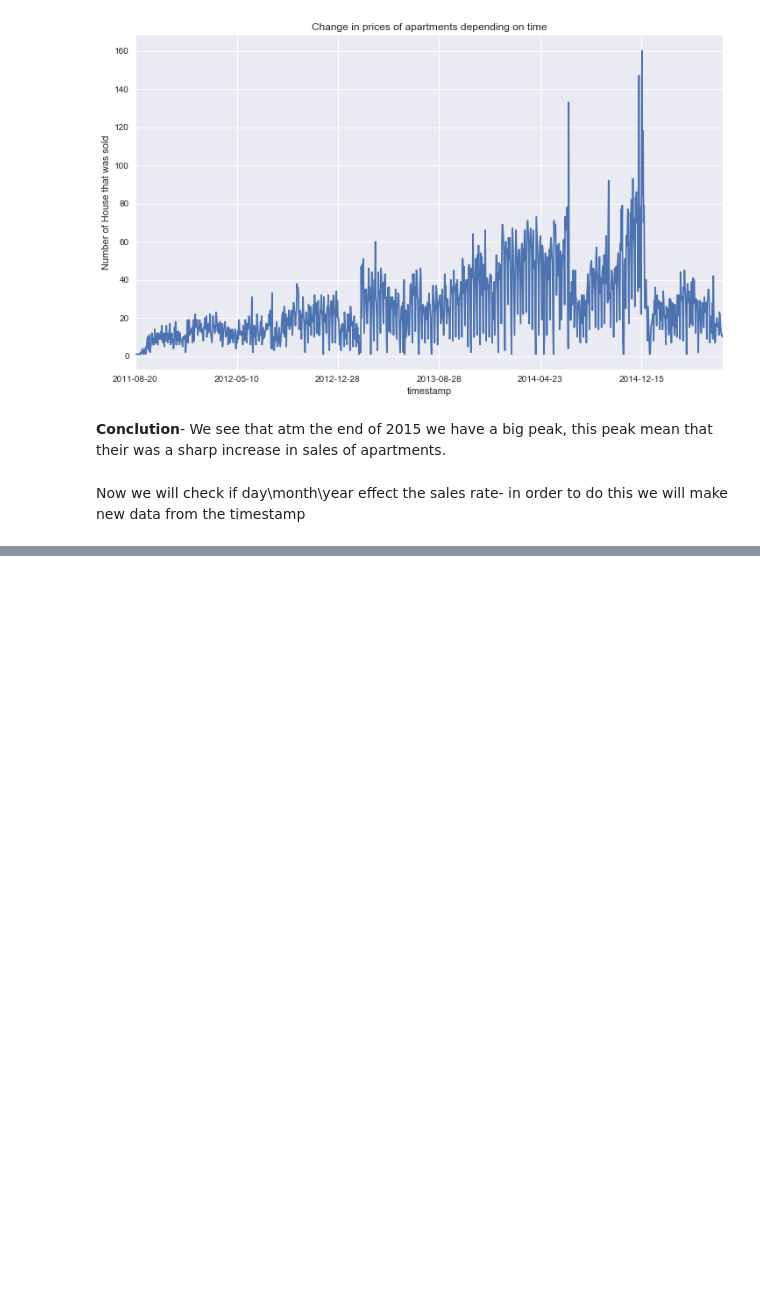
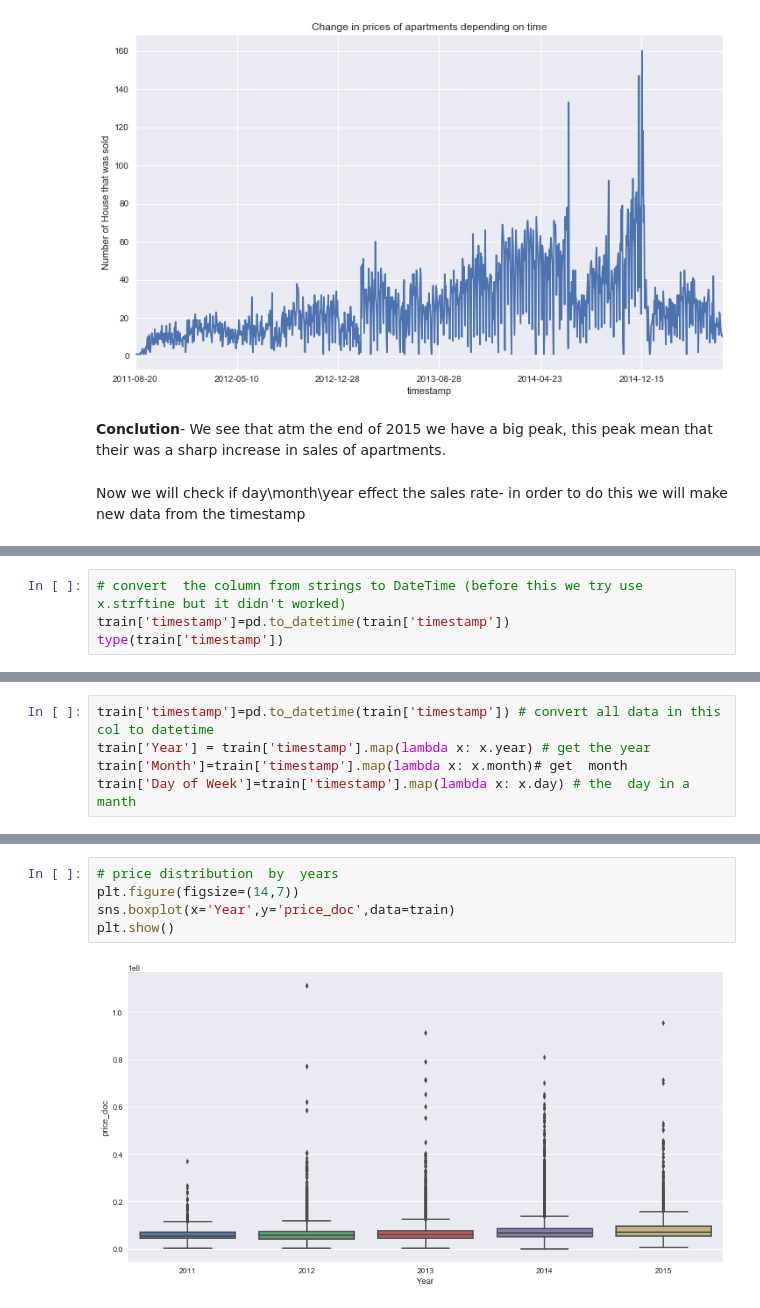
Before and after one commit to AlexandraLS1/ADS-Final-Project-Sberbank, a Jupyter notebook: EDA.ipynb, the cells around one changed output, grey strips where cells are left out. Drawn from its saved outputs; the diff is of its cells as text; blank space fills up the shorter version.

```diff
--- a/EDA.ipynb
+++ b/EDA.ipynb
@@ -279,0 +282,4 @@ Now we will check if day\month\year effect the sales  rate- in order to do this
+# %%
+# convert  the column from strings to DateTime (before this we try use x.strftine but it didn't worked)
+train['timestamp']=pd.to_datetime(train['timestamp'])
+type(train['timestamp'])
@@ -279,0 +288,5 @@ Now we will check if day\month\year effect the sales  rate- in order to do this
+# %%
+train['timestamp']=pd.to_datetime(train['timestamp']) # convert all data in this col to datetime
+train['Year'] = train['timestamp'].map(lambda x: x.year) # get the year
+train['Month']=train['timestamp'].map(lambda x: x.month)# get  month
+train['Day of Week']=train['timestamp'].map(lambda x: x.day) # the  day in a manth
@@ -279,0 +303,7 @@ Now we will check if day\month\year effect the sales  rate- in order to do this
+# %%
+# price distribution  by  years
+plt.figure(figsize=(14,7))
+sns.boxplot(x='Year',y='price_doc',data=train)
+plt.show()
+# %% [output]
+[figure, added]
```
Also changed, not shown: parts of 9 cells of this notebook, 1 other file.
